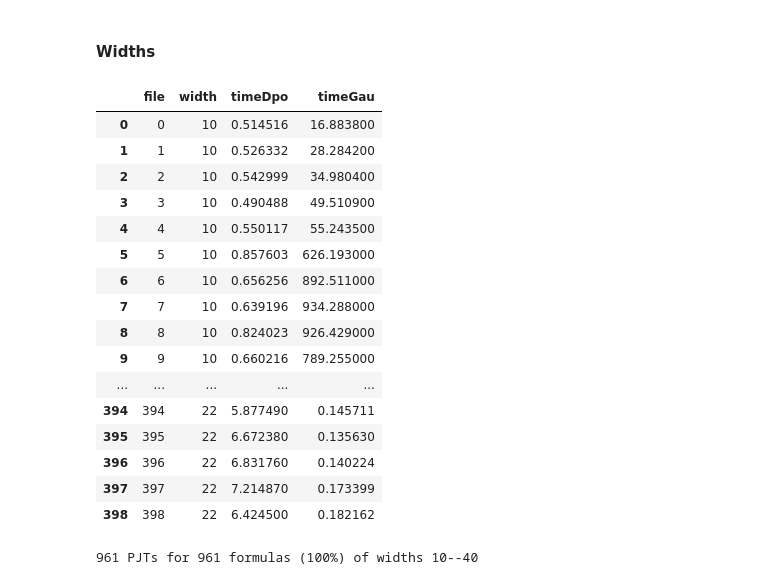
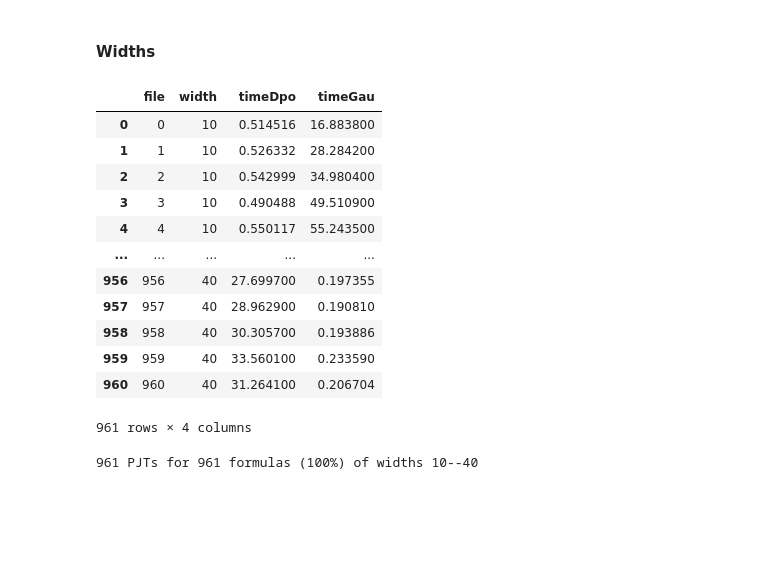
Before and after one commit to vuphan314/phd-thesis, a Jupyter notebook: eval/phd.ipynb, the cells around one changed output. Drawn from its saved outputs; the diff is of its cells as text; code cells hidden in the pictures; blank space fills up the shorter version.

```diff
--- a/eval/phd.ipynb
+++ b/eval/phd.ipynb
@@ -3670,31 +3651,27 @@ writeFig(fig, 'e/chain/solvers.pgf')
 # %% [markdown]
 #### Widths
 # %%
-setMaxRows(970)
+# setMaxRows(970)
 
 df = CHAIN_DPO_INST.getDf('select file,width,time from data where width order by width')
 
 df = df.merge(CHAIN_GAU_INST.getDf('select file,time from data'))
 # df = df.merge(CHAIN_MAX_INST.getDf('select file,time from data where time < 1000'))
 # df = df.merge(CHAIN_UWR_INST.getDf('select file,time from data where time < 1000'))
 
 df
 # %% [output]
 |  | file | width | timeDpo | timeGau |
 | 0 | 0 | 10 | 0.514516 | 16.883800 |
 | 1 | 1 | 10 | 0.526332 | 28.284200 |
 | 2 | 2 | 10 | 0.542999 | 34.980400 |
 | 3 | 3 | 10 | 0.490488 | 49.510900 |
 | 4 | 4 | 10 | 0.550117 | 55.243500 |
-| 5 | 5 | 10 | 0.857603 | 626.193000 |
-| 6 | 6 | 10 | 0.656256 | 892.511000 |
-| 7 | 7 | 10 | 0.639196 | 934.288000 |
-| 8 | 8 | 10 | 0.824023 | 926.429000 |
-| 9 | 9 | 10 | 0.660216 | 789.255000 |
 | ... | ... | ... | ... | ... |
-| 394 | 394 | 22 | 5.877490 | 0.145711 |
-| 395 | 395 | 22 | 6.672380 | 0.135630 |
-| 396 | 396 | 22 | 6.831760 | 0.140224 |
-| 397 | 397 | 22 | 7.214870 | 0.173399 |
-| 398 | 398 | 22 | 6.424500 | 0.182162 |
+| 956 | 956 | 40 | 27.699700 | 0.197355 |
+| 957 | 957 | 40 | 28.962900 | 0.190810 |
+| 958 | 958 | 40 | 30.305700 | 0.193886 |
+| 959 | 959 | 40 | 33.560100 | 0.233590 |
+| 960 | 960 | 40 | 31.264100 | 0.206704 |
+961 rows × 4 columns
 # %%
```
Also changed, not shown: parts of 39 cells of this notebook, 1 other file.
